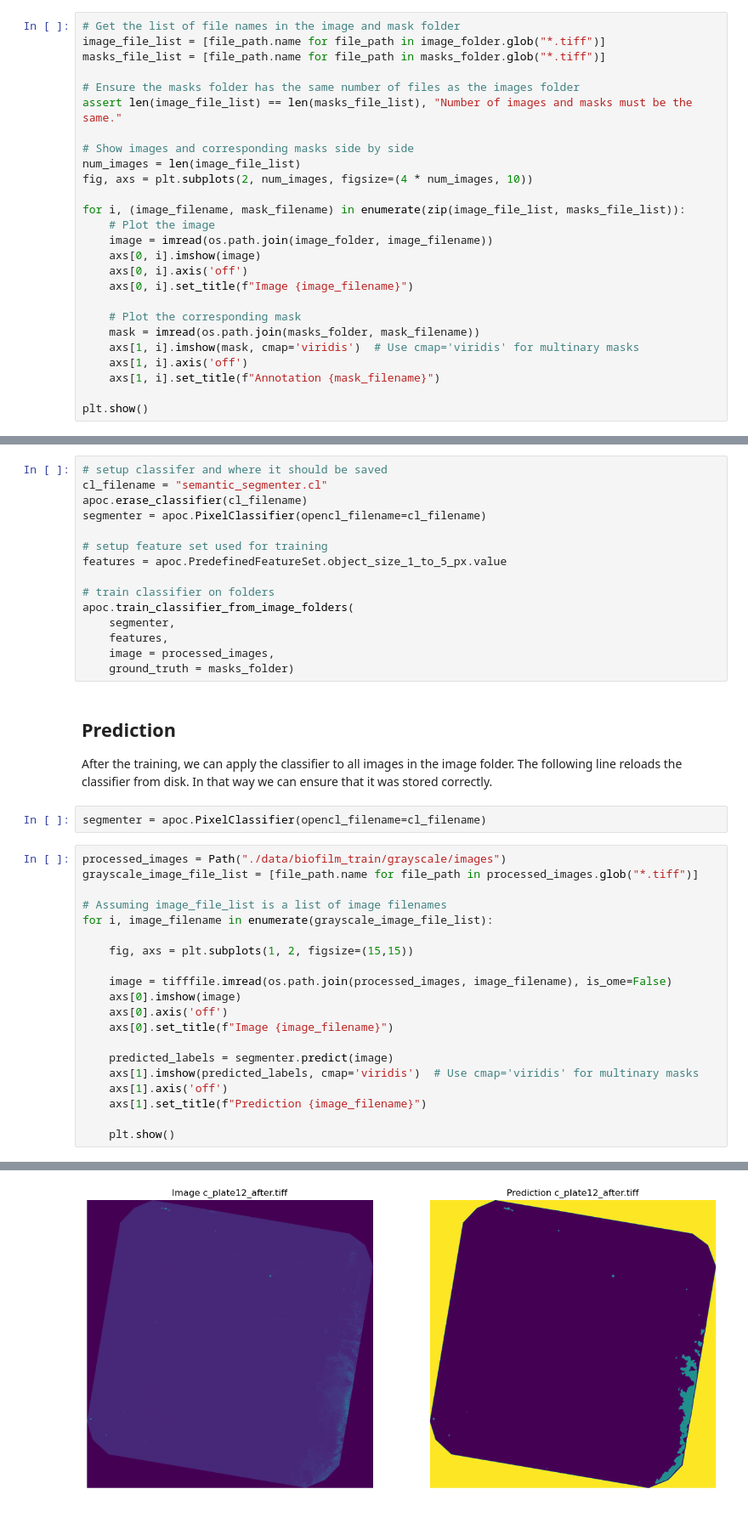
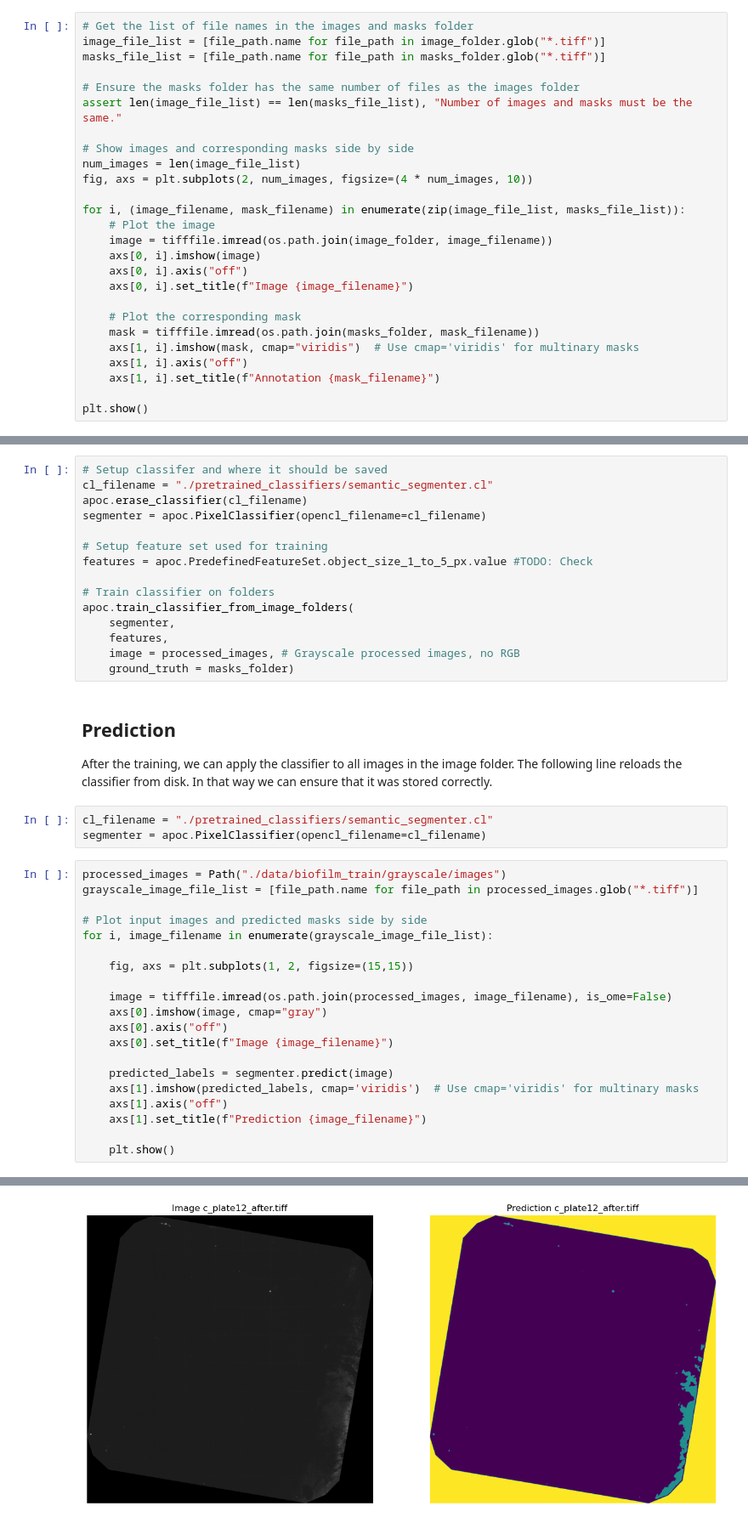
Before and after one commit to adiezsanchez/biofilm_meas, a Jupyter notebook: 2_train_APOC_on_folders.ipynb, the cells around one changed output, grey strips where cells are left out. Shown at 85% size. Saved outputs shown, nothing was run; the diff lists cells and outputs as text.

```diff
--- a/2_train_APOC_on_folders.ipynb
+++ b/2_train_APOC_on_folders.ipynb
@@ -18,7 +18,7 @@ We start by selecting two input folders. One with images, and one with sparsely
 image_folder = Path("./data/biofilm_train/images/")
 masks_folder = Path("./data/biofilm_train/masks/")
 # %%
-# Get the list of file names in the image and mask folder
+# Get the list of file names in the images and masks folder
 image_file_list = [file_path.name for file_path in image_folder.glob("*.tiff")]
 masks_file_list = [file_path.name for file_path in masks_folder.glob("*.tiff")]
 
@@ -31,15 +31,15 @@ fig, axs = plt.subplots(2, num_images, figsize=(4 * num_images, 10))
 
 for i, (image_filename, mask_filename) in enumerate(zip(image_file_list, masks_file_list)):
     # Plot the image
-    image = imread(os.path.join(image_folder, image_filename))
+    image = tifffile.imread(os.path.join(image_folder, image_filename))
     axs[0, i].imshow(image)
-    axs[0, i].axis('off')
+    axs[0, i].axis("off")
     axs[0, i].set_title(f"Image {image_filename}")
 
     # Plot the corresponding mask
-    mask = imread(os.path.join(masks_folder, mask_filename))
-    axs[1, i].imshow(mask, cmap='viridis')  # Use cmap='viridis' for multinary masks
-    axs[1, i].axis('off')
+    mask = tifffile.imread(os.path.join(masks_folder, mask_filename))
+    axs[1, i].imshow(mask, cmap="viridis")  # Use cmap='viridis' for multinary masks
+    axs[1, i].axis("off")
     axs[1, i].set_title(f"Annotation {mask_filename}")
 
 plt.show()
@@ -69,42 +69,43 @@ Output folder already exists: ./data/biofilm_train/grayscale/images
 ## Training
 If the folders are setup properly, we can pass the folders to the training.
 # %%
-# setup classifer and where it should be saved
-cl_filename = "semantic_segmenter.cl"
+# Setup classifer and where it should be saved
+cl_filename = "./pretrained_classifiers/semantic_segmenter.cl"
 apoc.erase_classifier(cl_filename)
 segmenter = apoc.PixelClassifier(opencl_filename=cl_filename)
 
-# setup feature set used for training
-features = apoc.PredefinedFeatureSet.object_size_1_to_5_px.value
+# Setup feature set used for training
+features = apoc.PredefinedFeatureSet.object_size_1_to_5_px.value #TODO: Check
 
-# train classifier on folders
+# Train classifier on folders
 apoc.train_classifier_from_image_folders(
     segmenter,
     features,
-    image = processed_images,
+    image = processed_images, # Grayscale processed images, no RGB
     ground_truth = masks_folder)
 # %% [markdown]
 ## Prediction
 After the training, we can apply the classifier to all images in the image folder. The following line reloads the classifier from disk. In that way we can ensure that it was stored correctly.
 # %%
+cl_filename = "./pretrained_classifiers/semantic_segmenter.cl"
 segmenter = apoc.PixelClassifier(opencl_filename=cl_filename)
 # %%
 processed_images = Path("./data/biofilm_train/grayscale/images")
 grayscale_image_file_list = [file_path.name for file_path in processed_images.glob("*.tiff")]
 
-# Assuming image_file_list is a list of image filenames
+# Plot input images and predicted masks side by side
 for i, image_filename in enumerate(grayscale_image_file_list):
 
     fig, axs = plt.subplots(1, 2, figsize=(15,15))
 
     image = tifffile.imread(os.path.join(processed_images, image_filename), is_ome=False)
-    axs[0].imshow(image)
-    axs[0].axis('off')
+    axs[0].imshow(image, cmap="gray")
+    axs[0].axis("off")
     axs[0].set_title(f"Image {image_filename}")
 
     predicted_labels = segmenter.predict(image)
     axs[1].imshow(predicted_labels, cmap='viridis')  # Use cmap='viridis' for multinary masks
-    axs[1].axis('off')
+    axs[1].axis("off")
     axs[1].set_title(f"Prediction {image_filename}")
 
     plt.show()
@@ -113 +114 @@ for i, image_filename in enumerate(grayscale_image_file_list):
-[figure, old version]
+[figure, new version]
```
Also changed, not shown: parts of 4 cells of this notebook, 8 other files.
